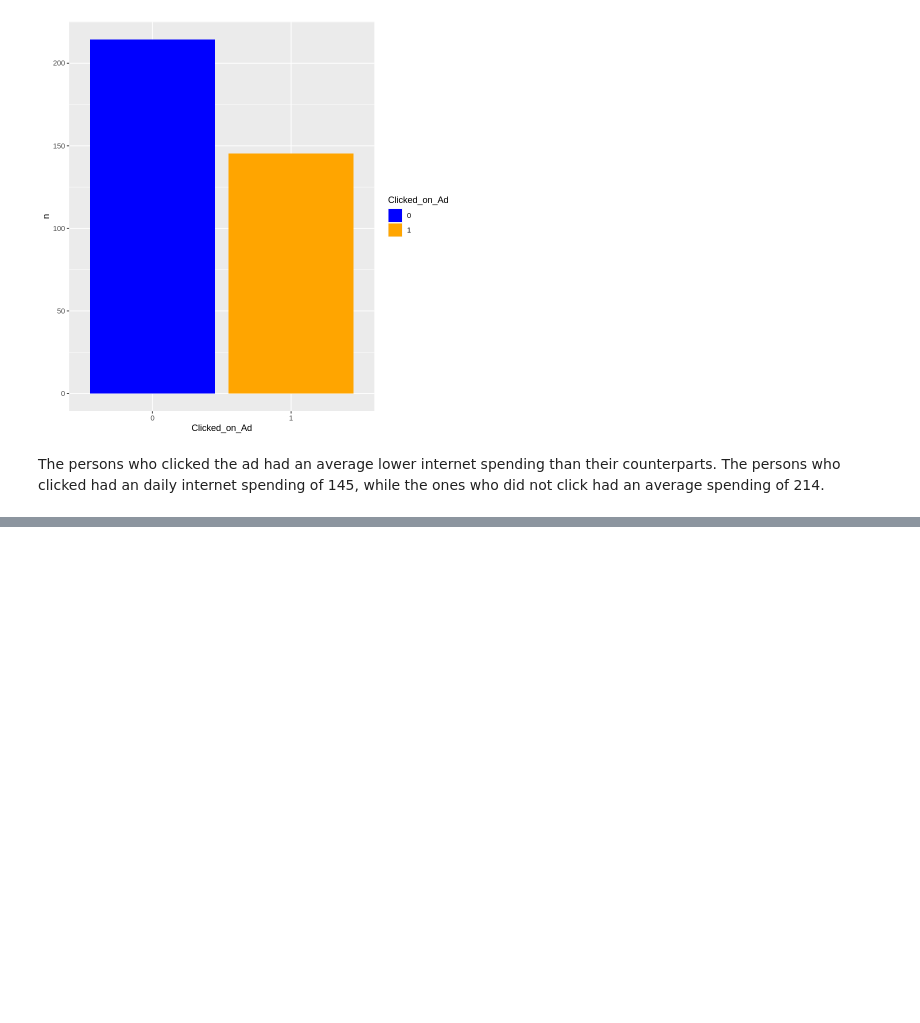
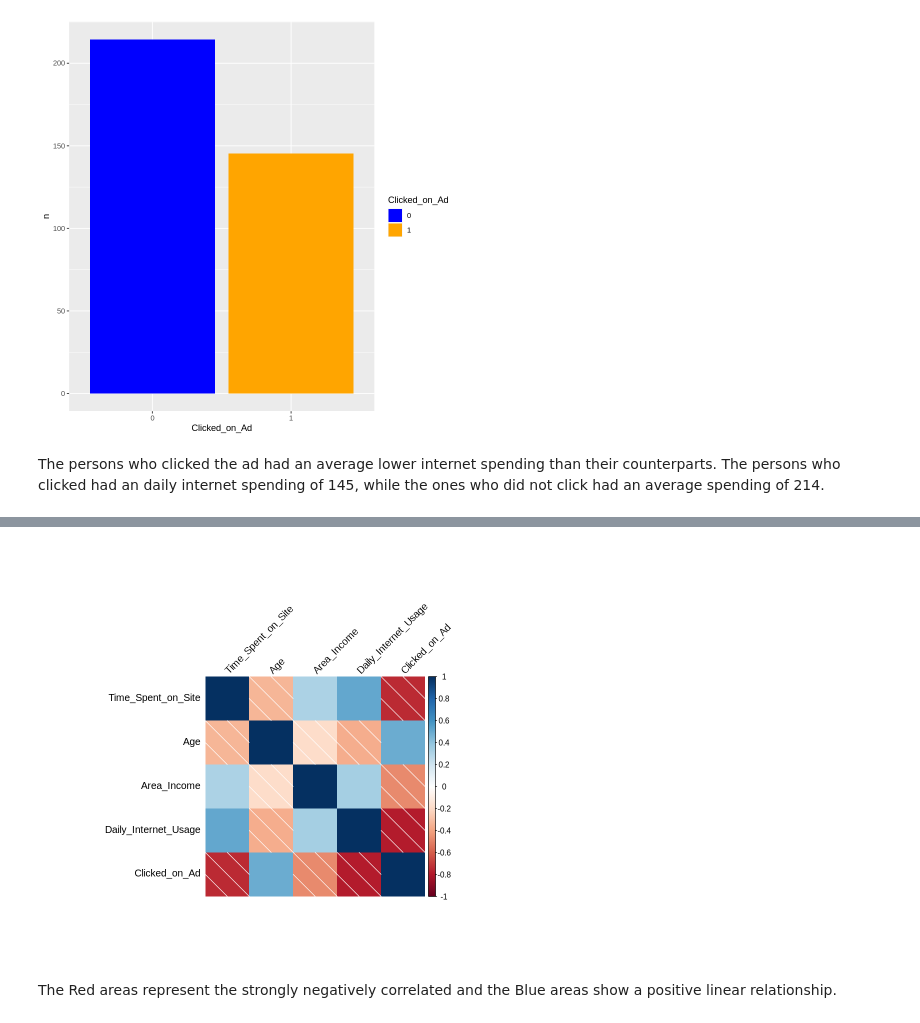
Before and after one commit to BrianChegeGichau/TimeSeriesAnalysis, a Jupyter notebook: CustomerAdAnalysis.ipynb, the cells around one changed output, grey strips where cells are left out. Drawn from its saved outputs; the diff is of its cells as text; code cells hidden in the pictures; blank space fills up the shorter version.

```diff
--- a/CustomerAdAnalysis.ipynb
+++ b/CustomerAdAnalysis.ipynb
@@ -419,0 +423,4 @@ The persons who clicked the ad had an average lower internet spending than their
+# %%
+#Subsetting numerical columns in the datatable
+numerical_cols <- (colnames(df) == 'Time_Spent_on_Site' | colnames(df) == 'Age' | colnames(df) == 'Area_Income' | colnames(df) == 'Daily_Internet_Usage' | colnames(df) == 'Clicked_on_Ad')
+cols <- subset(df,,numerical_cols)
@@ -419,0 +446,7 @@ The persons who clicked the ad had an average lower internet spending than their
+# %%
+#Visualizing the Correlation Matrix.
+corrplot(cor(cols), method="shade", tl.col="black", tl.srt=45)
+# %% [output]
+[figure, added]
+# %% [markdown]
+The Red areas represent the strongly negatively correlated and the Blue areas show a positive linear relationship.
```
Also changed, not shown: parts of 4 cells of this notebook.
